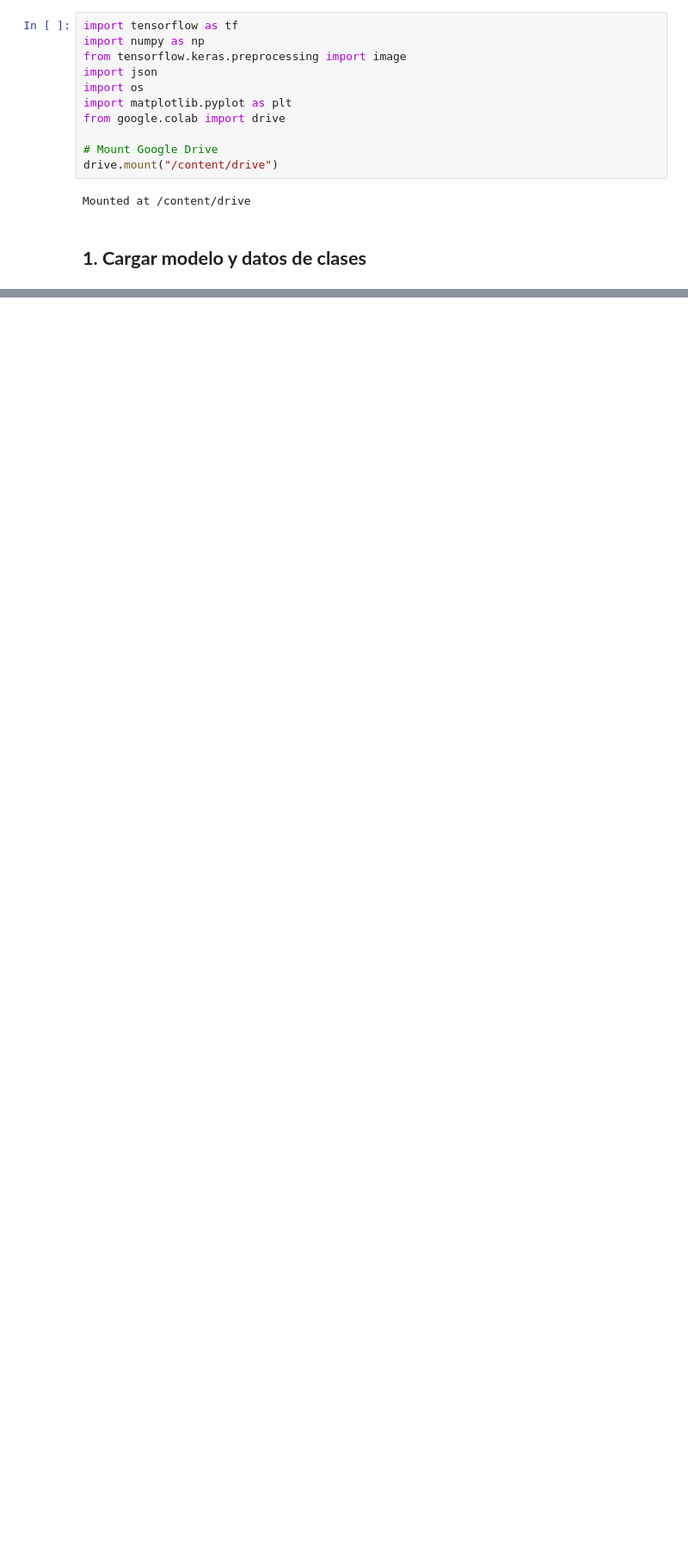
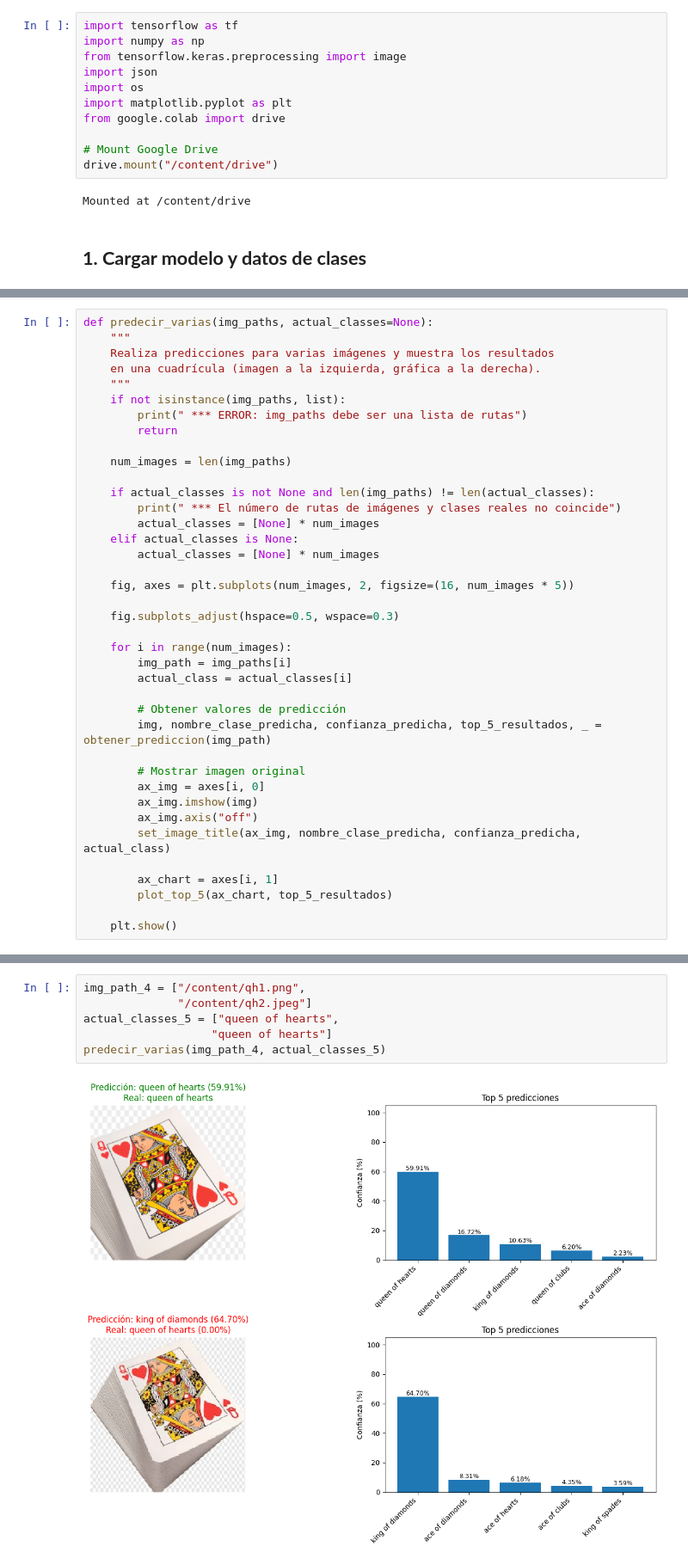
Before and after one commit to chimalii/DeepLearningProject_Advanced_AI, a Jupyter notebook: Interfaz.ipynb, the cells around one changed output, grey strips where cells are left out. Shown at 86% size. Drawn from its saved outputs; the diff is of its cells as text; blank space fills up the shorter version.

```diff
--- a/Interfaz.ipynb
+++ b/Interfaz.ipynb
@@ -86,0 +142,39 @@ def predecir_imagen_consola(img_path, actual_class=None):
+# %%
+def predecir_varias(img_paths, actual_classes=None):
+    """
+    Realiza predicciones para varias imágenes y muestra los resultados
+    en una cuadrícula (imagen a la izquierda, gráfica a la derecha).
+    """
+    if not isinstance(img_paths, list):
+        print(" *** ERROR: img_paths debe ser una lista de rutas")
+        return
+
+    num_images = len(img_paths)
+
+    if actual_classes is not None and len(img_paths) != len(actual_classes):
+        print(" *** El número de rutas de imágenes y clases reales no coincide")
+        actual_classes = [None] * num_images
+    elif actual_classes is None:
+        actual_classes = [None] * num_images
+
+    fig, axes = plt.subplots(num_images, 2, figsize=(16, num_images * 5))
+
+    fig.subplots_adjust(hspace=0.5, wspace=0.3)
+
+    for i in range(num_images):
+        img_path = img_paths[i]
+        actual_class = actual_classes[i]
+
+        # Obtener valores de predicción
+        img, nombre_clase_predicha, confianza_predicha, top_5_resultados, _ = obtener_prediccion(img_path)
+
+        # Mostrar imagen original
+        ax_img = axes[i, 0]
+        ax_img.imshow(img)
+        ax_img.axis("off")
+        set_image_title(ax_img, nombre_clase_predicha, confianza_predicha, actual_class)
+
+        ax_chart = axes[i, 1]
+        plot_top_5(ax_chart, top_5_resultados)
+
+    plt.show()
@@ -104,0 +230,8 @@ Clase real: queen of hearts (98.25%)
+# %%
+img_path_4 = ["/content/qh1.png",
+              "/content/qh2.jpeg"]
+actual_classes_5 = ["queen of hearts",
+                   "queen of hearts"]
+predecir_varias(img_path_4, actual_classes_5)
+# %% [output]
+[figure, added]
```
Also changed, not shown: parts of 22 cells of this notebook.
